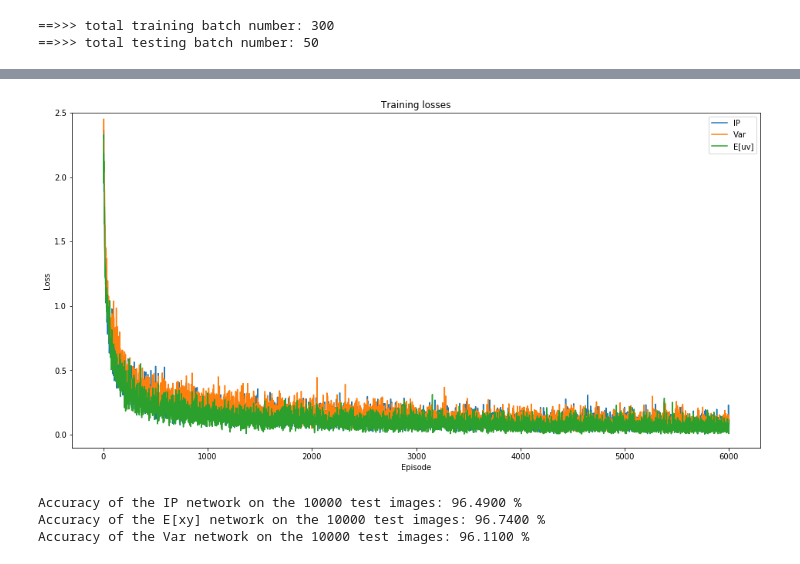
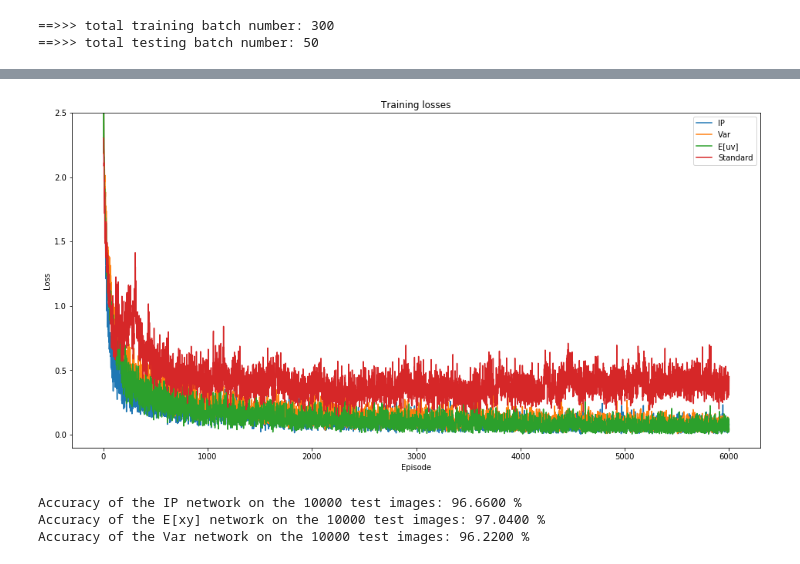
Before and after one commit to Shawfest/ip, a Jupyter notebook: compare-ip-params.ipynb, the cells around one changed output, grey strips where cells are left out. Saved outputs shown, nothing was run; the diff lists cells and outputs as text; code cells hidden in the pictures.

```diff
--- a/compare-ip-params.ipynb
+++ b/compare-ip-params.ipynb
@@ -90,7 +90,7 @@ class IP(nn.Module):
 
         # Adjust using learned parameters
         o = self.gain*nx + self.bias
-        return  o
+        return o
 
     def update(self, u, v, eta=None):
 
@@ -104,8 +104,8 @@ class IP(nn.Module):
             Evv = (v**2).mean(0, keepdim=True)
             Euv = (u*v).mean(0, keepdim=True)
 
-        self.alpha = (1-eta)*self.alpha + eta * ((Euv - Eu*Ev))
-        self.beta = (1-eta)*self.beta + eta * (Ev)
+        self.alpha = (1-eta)*self.alpha + eta * (2*(Euv))
+        self.beta = (1-eta)*self.beta + eta * (2*Ev)
 
         self.eta = eta * 0.996
 
@@ -130,7 +130,7 @@ class IPish(nn.Module):
 
         # Adjust using learned parameters
         o = self.gain*nx + self.bias
-        return  o
+        return o
 
     def update(self, u, v, eta=None):
 
@@ -170,7 +170,7 @@ class inc_BN(nn.Module):
 
         # Adjust using learned parameters
         o = self.gain*nx + self.bias
-        return  o
+        return o
 
     def update(self, u, v, eta=None):
 
@@ -358,14 +357,14 @@ def train_deep_model(network, optimization, seed):
 # %%
 device = torch.device("cuda:0" if torch.cuda.is_available() else "cpu")
 
-seed = 473
+seed = 9875
 
 INPUTSIZE = 28*28
 NBLAYERS = 9
 LAYERSIZE = 50
 
-int_lr = 0.25
-syn_lr = 0.013
+int_lr = 0.2
+syn_lr = 0.01
 
 # #Train IP Model
 # torch.manual_seed(seed)
@@ -388,13 +387,13 @@ syn_lr = 0.013
 
 
 #Train Deep Standard Model
-# torch.manual_seed(seed)
-# DSnet = DNet(LAYERSIZE, NN, eta=int_lr)
-# DSnet = DSnet.to(device)
+torch.manual_seed(seed)
+DSnet = DNet(LAYERSIZE, NN, eta=int_lr)
+DSnet = DSnet.to(device)
 
-# optimizer = optim.Adam(DSnet.parameters(), lr=syn_lr)
-# print("Training Deep Standard Net")
-# standard_losses = train_deep_model(DSnet, optimizer, seed)
+optimizer = optim.Adam(DSnet.parameters(), lr=syn_lr)
+print("Training Deep Standard Net")
+standard_losses = train_deep_model(DSnet, optimizer, seed)
 
 
 
@@ -468,18 +467,18 @@ Finished training!
 # %%
 plt.figure(figsize=(16, 8))
 plt.ylim([-0.1, 2.5])
 plt.title("Training losses")
 plt.plot(ip_losses[0], ip_losses[1], label="IP")
 plt.plot(var_losses[0], var_losses[1], label="Var")
 # plt.plot(og_losses[0], og_losses[1], label="OG")
 plt.plot(ipish_losses[0], ipish_losses[1], label="E[uv]")
-# plt.plot(standard_losses[0], standard_losses[1], label="Standard")
+plt.plot(standard_losses[0], standard_losses[1], label="Standard")
 plt.xlabel("Episode")
 plt.ylabel("Loss")
 plt.legend()
 plt.show()
 # %% [output]
-[figure, old version]
+[figure, new version]
 # %%
 correct = 0
 total = 0
@@ -531,6 +530,6 @@ print('Accuracy of the Var network on the 10000 test images: %.4f %%' % (
 # max_weight = val1.max(0)
 # print(max_weight)
 # %% [output]
-Accuracy of the IP network on the 10000 test images: 96.4900 %
-Accuracy of the E[xy] network on the 10000 test images: 96.7400 %
-Accuracy of the Var network on the 10000 test images: 96.1100 %
+Accuracy of the IP network on the 10000 test images: 96.6600 %
+Accuracy of the E[xy] network on the 10000 test images: 97.0400 %
+Accuracy of the Var network on the 10000 test images: 96.2200 %
```
Also changed, not shown: parts of 2 cells of this notebook, 10 other files.
